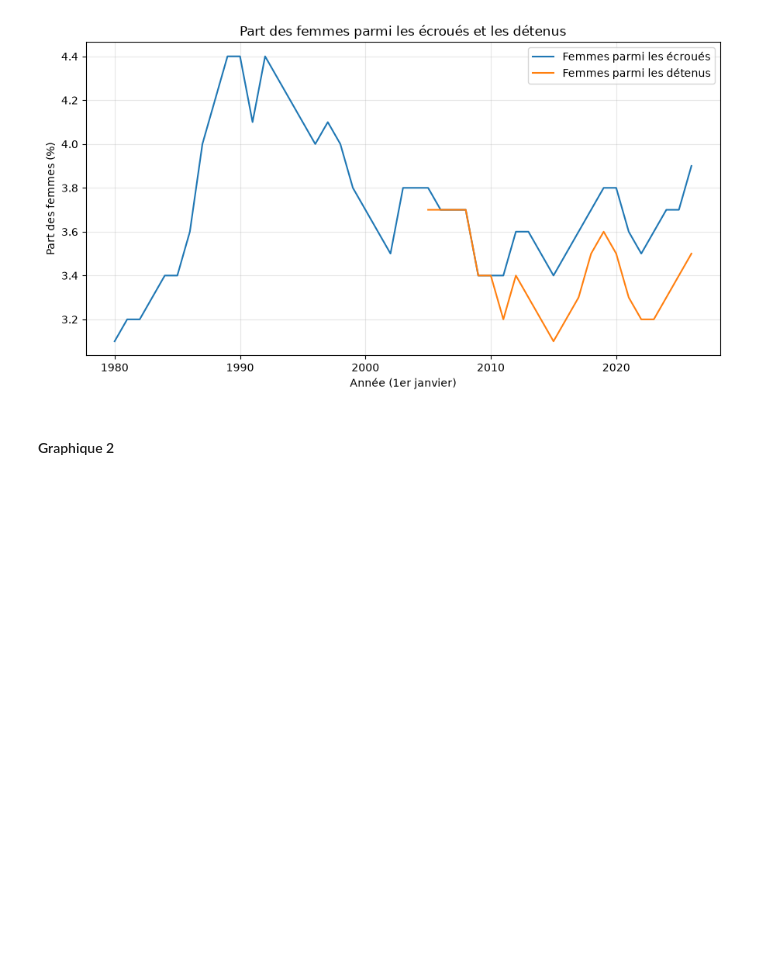
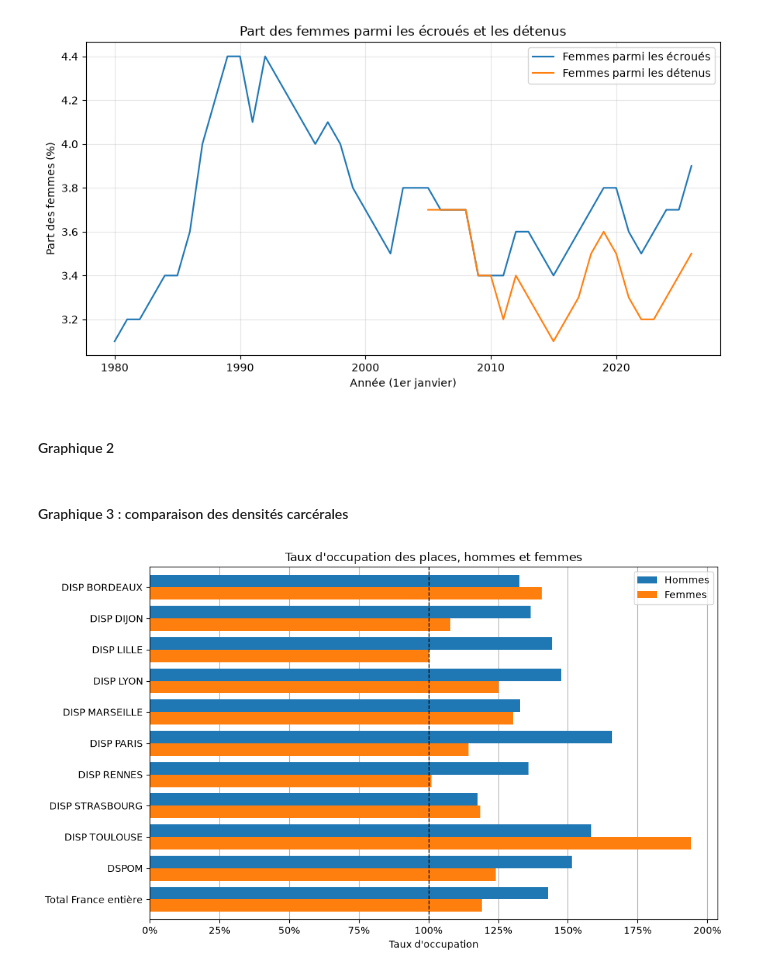
Before and after one commit to lili-dupont/python-for-data-science, a Jupyter notebook: code/notebook.ipynb, the cells around one changed output. Drawn from its saved outputs; the diff is of its cells as text; code cells hidden in the pictures; blank space fills up the shorter version.

Commit message:
graphique densité carcérale selon genre

```diff
--- a/code/notebook.ipynb
+++ b/code/notebook.ipynb
@@ -465,3 +450,13 @@ jointure2
 | 8 | DISP TOULOUSE | 231 | 7361 | 7592 | 3,0 % | ... |
 | 9 | DSPOM | 241 | 6835 | 7076 | 3,4 % | ... |
 | 10 | Total France entière | 2941 | 87079 | 90020 | 3,3 % | ... |
+# %%
+# calcul du taux d'occupation des places hommes
+jointure2["Places hommes"] = jointure2["Capacité opérationnelle"] - jointure2["Places femmes"]
+jointure2["Taux d'occupation des places hommes"] = round(
+    jointure2["Hommes détenus"] / jointure2["Places hommes"],
+    3)
+
+print(jointure2.dtypes)
+jointure2
+#jointure2.style.format({"Taux d'occupation des places hommes": "{:.0%}", "Taux d'occupation des places femmes": "{:.0%}"})
@@ -547,3 +567,37 @@ dtype: object
 [figure]
 # %% [markdown]
 #### Graphique 2
+# %% [markdown]
+#### Graphique 3 : comparaison des densités carcérales
+# %%
+import matplotlib.pyplot as plt
+from matplotlib.ticker import PercentFormatter
+
+col_h = "Taux d'occupation des places hommes"
+col_f = "Taux d'occupation des places femmes"
+
+# 10 lignes à tracer, avec le nom en index (adapte "Etablissement")
+df_plot = (
+    jointure2
+    .set_index("Direction Interrégionale")[[col_h, col_f]]
+    #.nlargest(10, col_h)          # ou .head(10) pour les 10 premières lignes
+)
+
+ax = df_plot.plot.barh(figsize=(10, 6), width=0.8)
+
+ax.invert_yaxis()                                  # le plus grand en haut
+ax.xaxis.set_major_formatter(PercentFormatter(xmax=1))   # 1.32 -> 132 %
+ax.set_xlabel("Taux d'occupation")
+ax.set_ylabel("")
+ax.set_title("Taux d'occupation des places, hommes et femmes")
+ax.legend(["Hommes", "Femmes"])
+ax.axvline(1, color="black", linestyle="--", linewidth=1)  # repère des 100 %
+plt.grid(axis = 'x')
+plt.gca().set_axisbelow(True)
+
+
+plt.tight_layout()
+#plt.savefig("output/graphique_taux.png", dpi=200)
+plt.show()
+# %% [output]
+[figure, added]
```
Also changed, not shown: parts of 3 cells of this notebook.
